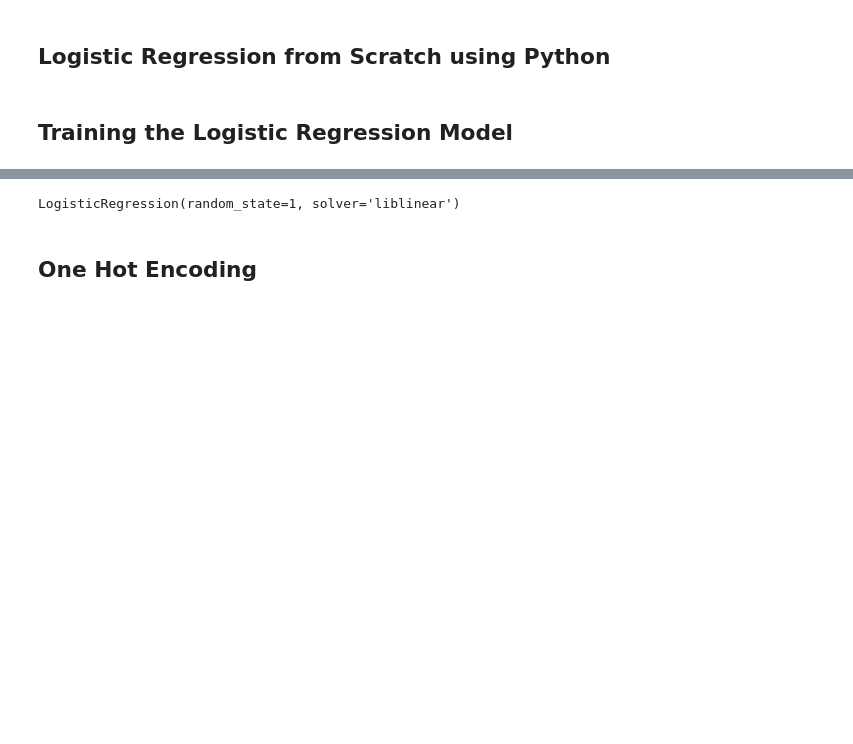
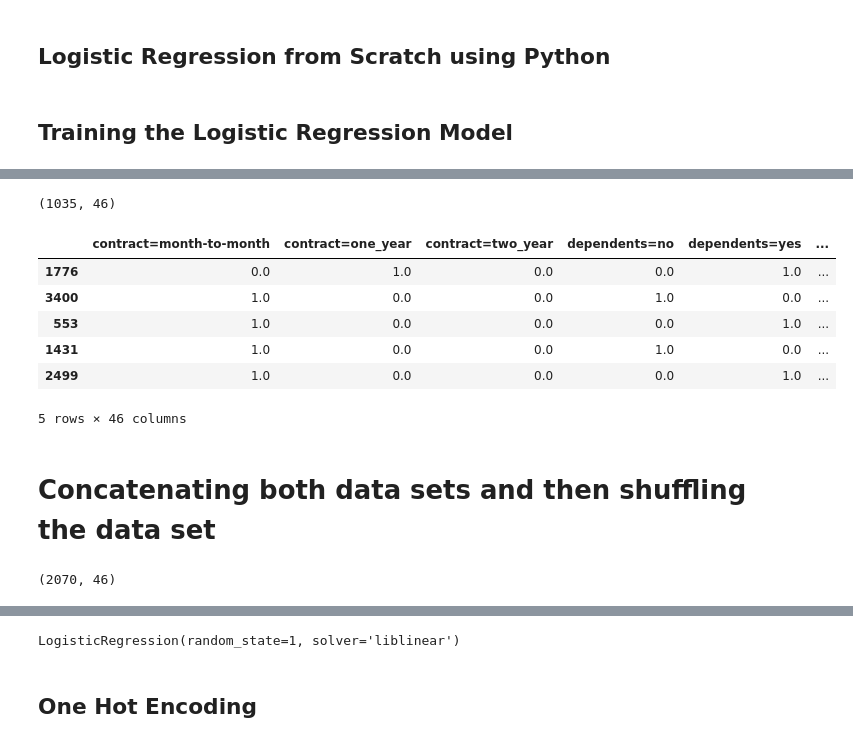
Before and after one commit to jmohsbeck1/jpmc_mle, a Jupyter notebook: Churn_Lab.ipynb, the cells around one changed output, grey strips where cells are left out. Cells and saved outputs as stored; diff of their text form; code cells hidden in the pictures; blank space fills up the shorter version.

```diff
--- a/Churn_Lab.ipynb
+++ b/Churn_Lab.ipynb
@@ -434,0 +524,21 @@ def sigmoid(score):
+# %%
+majSample=majData.sample(n=len(ind),random_state=123)
+# %%
+print(majSample.shape)
+majSample.head()
+# %% [output]
+(1035, 46)
+|  | contract=month-to-month | contract=one_year | contract=two_year | dependents=no | dependents=yes | ... |
+| 1776 | 0.0 | 1.0 | 0.0 | 0.0 | 1.0 | ... |
+| 3400 | 1.0 | 0.0 | 0.0 | 1.0 | 0.0 | ... |
+| 553 | 1.0 | 0.0 | 0.0 | 0.0 | 1.0 | ... |
+| 1431 | 1.0 | 0.0 | 0.0 | 1.0 | 0.0 | ... |
+| 2499 | 1.0 | 0.0 | 0.0 | 0.0 | 1.0 | ... |
+5 rows × 46 columns
+# %% [markdown]
+# Concatenating both data sets and then shuffling the data set
+# %%
+churnData = pd.concat([minData,majSample],axis = 0)
+print(churnData.shape)
+# %% [output]
+(2070, 46)
```
Also changed, not shown: parts of 38 cells of this notebook.
